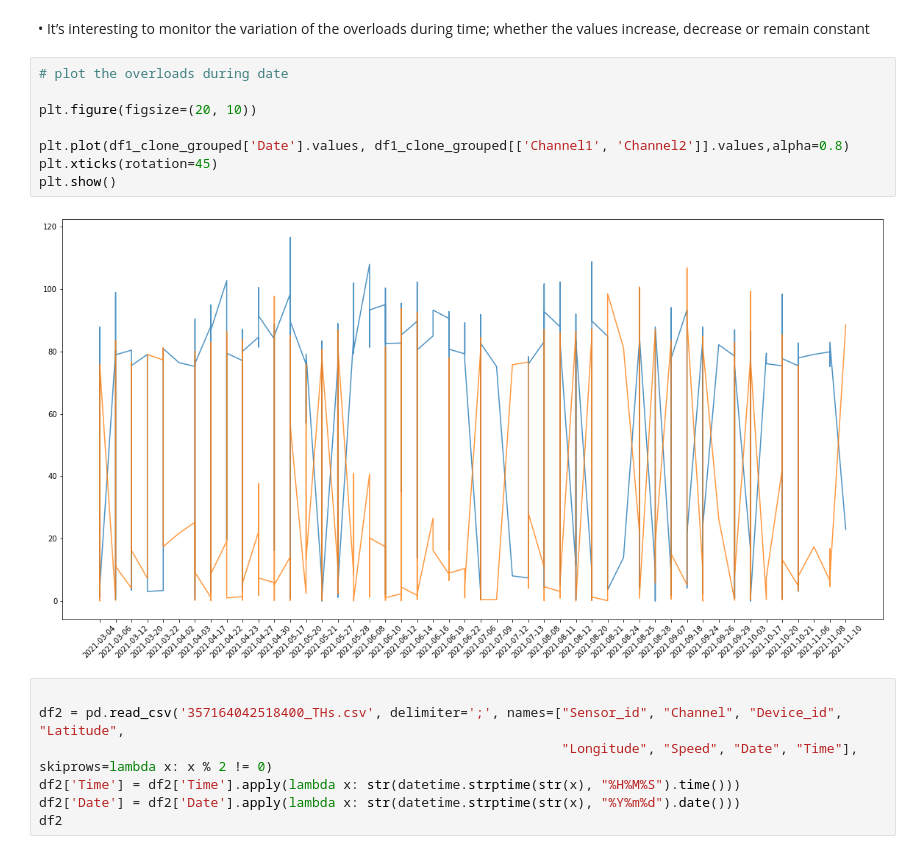
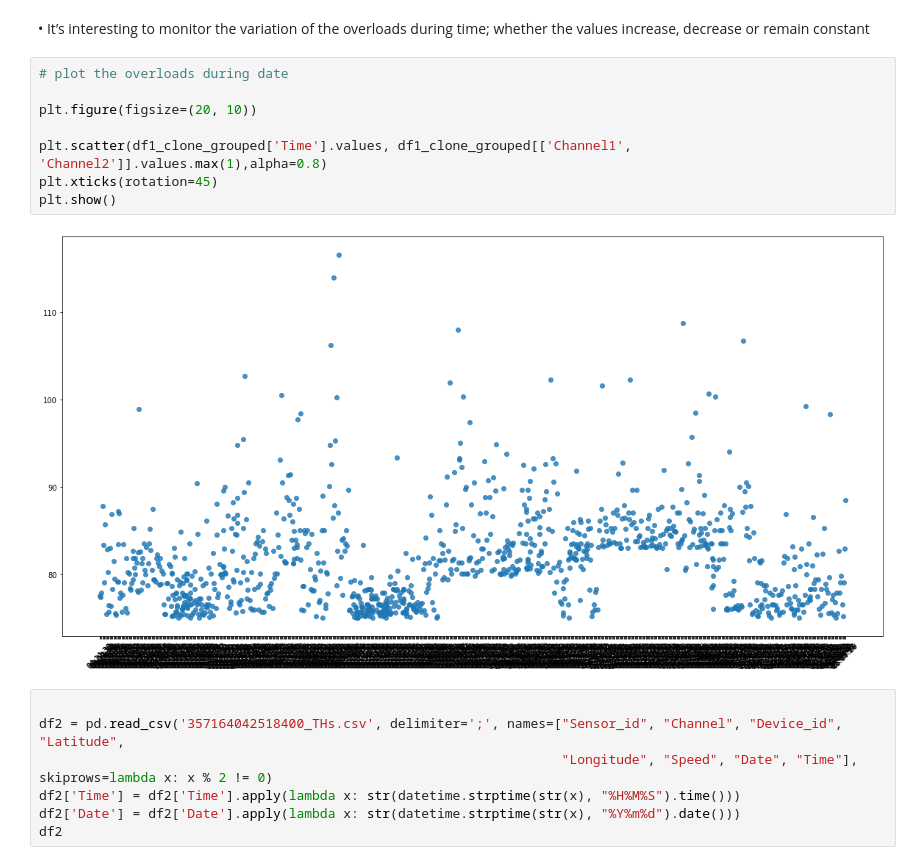
Before and after one commit to OmidSa75/Data_scinece-Smartset-overloads-PoliMI, a Jupyter notebook: main.ipynb, the cells around one changed output. Cells and saved outputs as stored; diff of their text form.

```diff
--- a/main.ipynb
+++ b/main.ipynb
@@ -168,13 +168,13 @@ increase, decrease or remain constant
 # %%
 # plot the overloads during date
 
 plt.figure(figsize=(20, 10))
 
-plt.plot(df1_clone_grouped['Date'].values, df1_clone_grouped[['Channel1', 'Channel2']].values,alpha=0.8)
+plt.scatter(df1_clone_grouped['Time'].values, df1_clone_grouped[['Channel1', 'Channel2']].values.max(1),alpha=0.8)
 plt.xticks(rotation=45)
 plt.show()
 # %% [output]
-[figure, old version]
+[figure, new version]
 # %%
 
 df2 = pd.read_csv('357164042518400_THs.csv', delimiter=';', names=["Sensor_id", "Channel", "Device_id", "Latitude",
```
Also changed, not shown: parts of 5 cells of this notebook.
